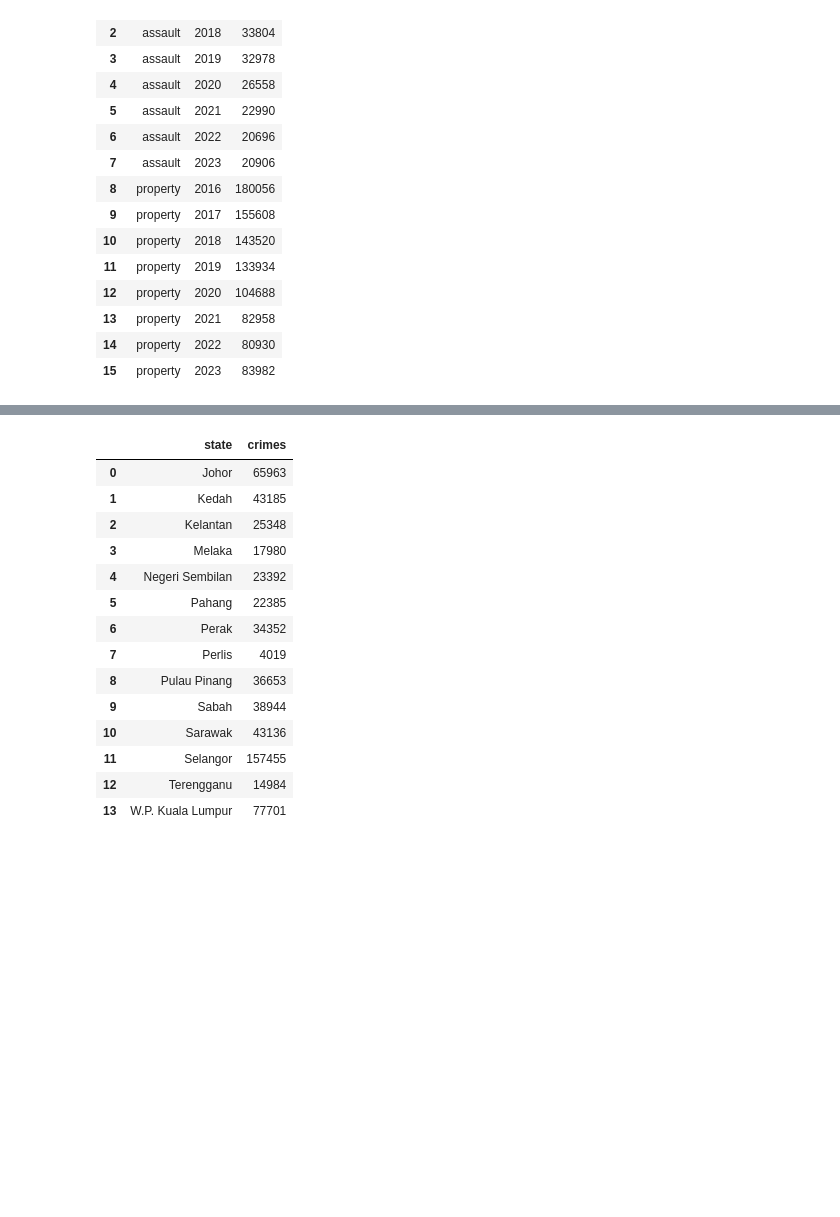
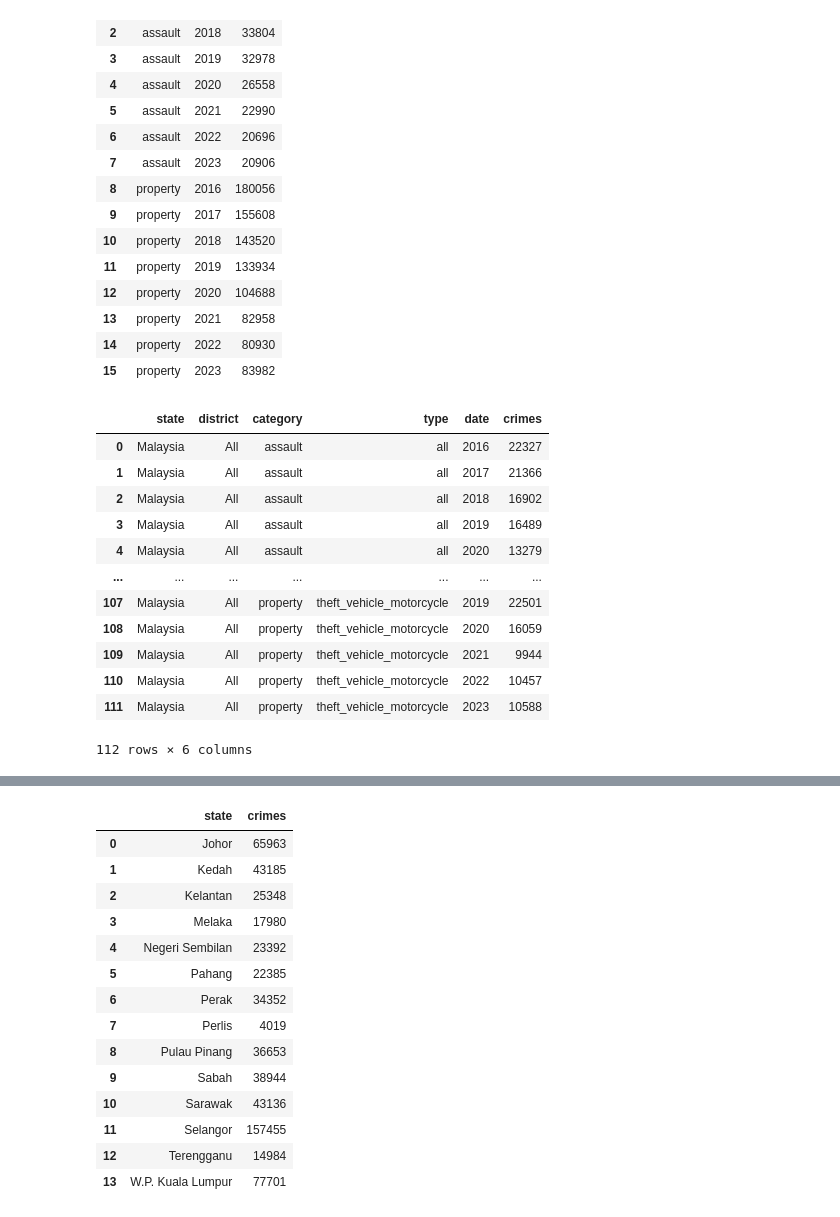
Before and after one commit to noorhzrh/Daily-Practice, a Jupyter notebook: my_mini_project.ipynb, the cells around one changed output, grey strips where cells are left out. Cells and saved outputs as stored; diff of their text form; code cells hidden in the pictures; blank space fills up the shorter version.

```diff
--- a/Day 19 - advanced visualisation/my_mini_project.ipynb
+++ b/my_mini_project.ipynb
@@ -100,5 +100,21 @@ crime_countsdf
 bargraph = px.bar(crime_countsdf, x='date', y='crimes', color='category', title='Crime Counts in Malaysia (2016–2023): Assault vs Property')    # barmode='group'
 # pakai crime_countsdf,
 bargraph.show()
+# %%
+malaysia_df
+# %% [output]
+|  | state | district | category | type | date | crimes |
+| 0 | Malaysia | All | assault | all | 2016 | 22327 |
+| 1 | Malaysia | All | assault | all | 2017 | 21366 |
+| 2 | Malaysia | All | assault | all | 2018 | 16902 |
+| 3 | Malaysia | All | assault | all | 2019 | 16489 |
+| 4 | Malaysia | All | assault | all | 2020 | 13279 |
+| ... | ... | ... | ... | ... | ... | ... |
+| 107 | Malaysia | All | property | theft_vehicle_motorcycle | 2019 | 22501 |
+| 108 | Malaysia | All | property | theft_vehicle_motorcycle | 2020 | 16059 |
+| 109 | Malaysia | All | property | theft_vehicle_motorcycle | 2021 | 9944 |
+| 110 | Malaysia | All | property | theft_vehicle_motorcycle | 2022 | 10457 |
+| 111 | Malaysia | All | property | theft_vehicle_motorcycle | 2023 | 10588 |
+112 rows × 6 columns
 # %%
 bystate_df = crimedf[
```
Also changed, not shown: parts of 6 cells of this notebook, 3 other files.
